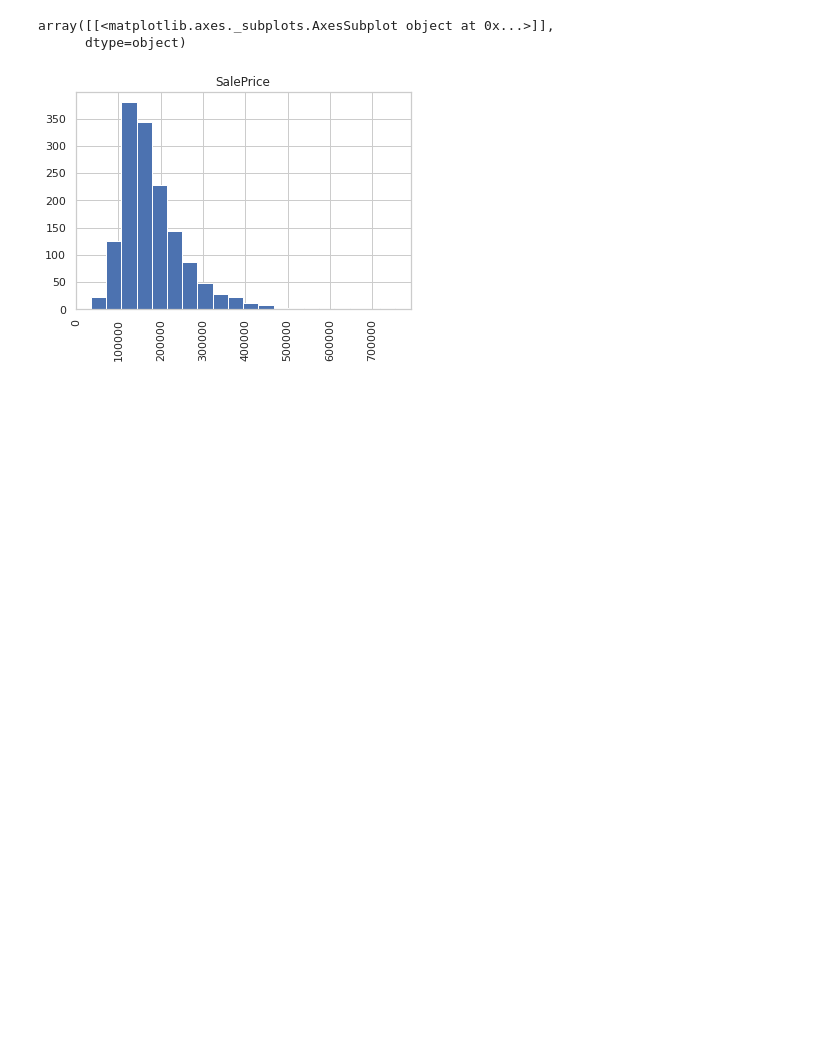
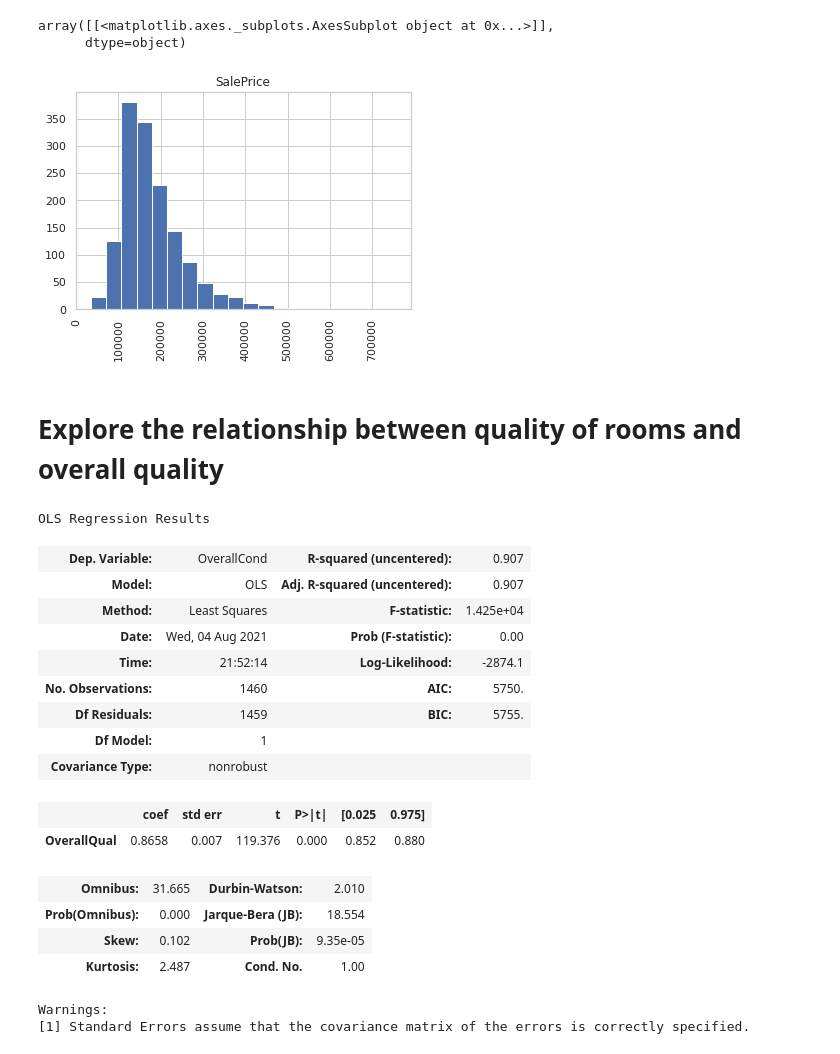
Before and after one commit to prateeksab/housingprices, a Jupyter notebook: Master_book.ipynb, the cells around one changed output. Cells and saved outputs as stored; diff of their text form; code cells hidden in the pictures; blank space fills up the shorter version.

```diff
--- a/Master_book.ipynb
+++ b/Master_book.ipynb
@@ -194,3 +194,33 @@ df.hist(column='SalePrice',bins=20,xrot=90.0)
 array([[<matplotlib.axes._subplots.AxesSubplot object at 0x...>]],
       dtype=object)
 [figure]
+# %% [markdown]
+# Explore the relationship between quality of rooms and overall quality
+# %%
+quality_features = ['OverallQual']
+quality_target = ['OverallCond']
+# %%
+X = df[quality_features]
+y = df[quality_target]
+
+mod_price_vs_yearbuilt=sm.OLS(endog=y,exog=X).fit()
+mod_price_vs_yearbuilt.summary()
+# %% [output]
+OLS Regression Results
+| Dep. Variable: | OverallCond | R-squared (uncentered): | 0.907 |
+| Model: | OLS | Adj. R-squared (uncentered): | 0.907 |
+| Method: | Least Squares | F-statistic: | 1.425e+04 |
+| Date: | Wed, 04 Aug 2021 | Prob (F-statistic): | 0.00 |
+| Time: | 21:52:14 | Log-Likelihood: | -2874.1 |
+| No. Observations: | 1460 | AIC: | 5750. |
+| Df Residuals: | 1459 | BIC: | 5755. |
+| Df Model: | 1 |  |  |
+| Covariance Type: | nonrobust |  |  |
+|  | coef | std err | t | P>|t| | [0.025 | 0.975] |
+| OverallQual | 0.8658 | 0.007 | 119.376 | 0.000 | 0.852 | 0.880 |
+| Omnibus: | 31.665 | Durbin-Watson: | 2.010 |
+| Prob(Omnibus): | 0.000 | Jarque-Bera (JB): | 18.554 |
+| Skew: | 0.102 | Prob(JB): | 9.35e-05 |
+| Kurtosis: | 2.487 | Cond. No. | 1.00 |
+Warnings:
+[1] Standard Errors assume that the covariance matrix of the errors is correctly specified.
```
Also changed, not shown: parts of 3 cells of this notebook.
